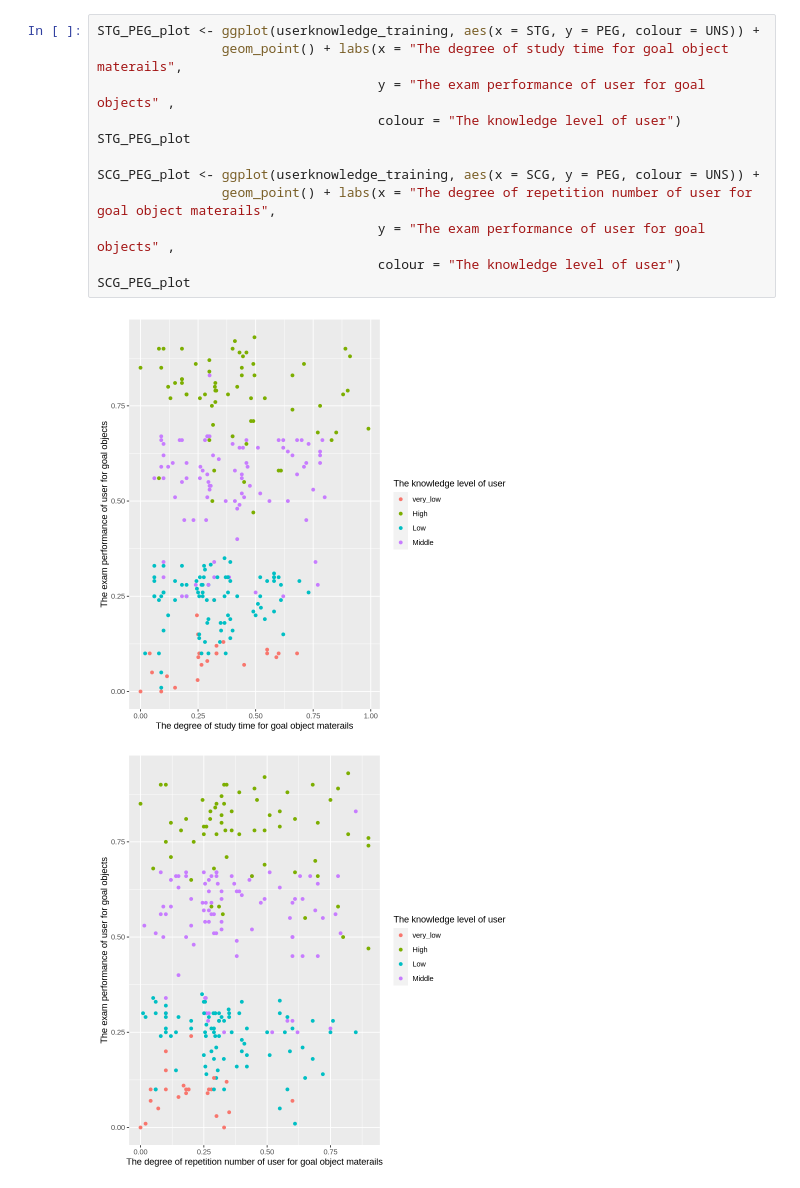
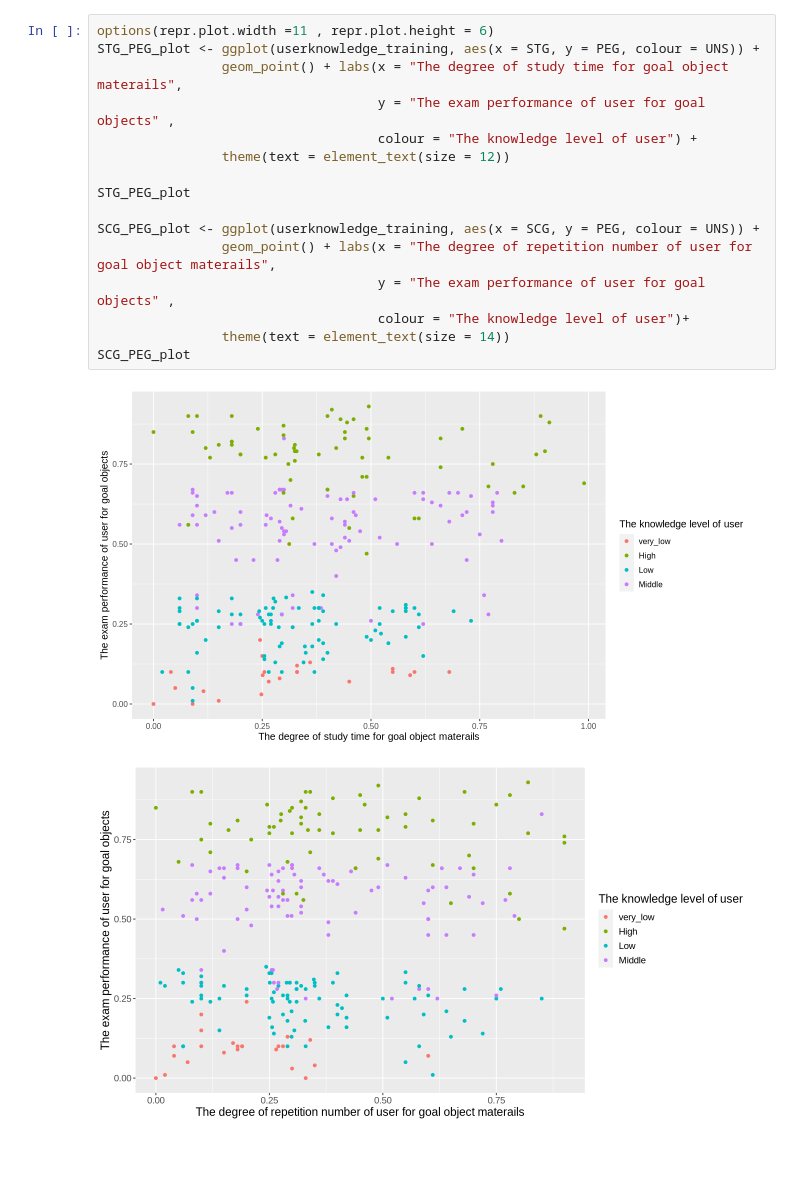
Before and after one commit to nikhilgxrg/dsci-100-project, a Jupyter notebook: project_proposal_2.ipynb, the cells around one changed output. Drawn from its saved outputs; the diff is of its cells as text; blank space fills up the shorter version.

Commit message:
Visualization update

```diff
--- a/project_proposal_2.ipynb
+++ b/project_proposal_2.ipynb
@@ -60,15 +50,19 @@ A tibble: 145 × 6
 # %%
+options(repr.plot.width =11 , repr.plot.height = 6)
 STG_PEG_plot <- ggplot(userknowledge_training, aes(x = STG, y = PEG, colour = UNS)) +
                 geom_point() + labs(x = "The degree of study time for goal object materails",
                                     y = "The exam performance of user for goal objects" ,
-                                    colour = "The knowledge level of user")
+                                    colour = "The knowledge level of user") +
+                theme(text = element_text(size = 12))
+
 STG_PEG_plot
 
 SCG_PEG_plot <- ggplot(userknowledge_training, aes(x = SCG, y = PEG, colour = UNS)) +
                 geom_point() + labs(x = "The degree of repetition number of user for goal object materails",
                                     y = "The exam performance of user for goal objects" ,
-                                    colour = "The knowledge level of user")
+                                    colour = "The knowledge level of user")+
+                theme(text = element_text(size = 14))
 SCG_PEG_plot
 # %% [output]
-[figure, old version]
+[figure, new version]
-[figure, old version]
+[figure, new version]
```
Also changed, not shown: parts of 3 cells of this notebook.
